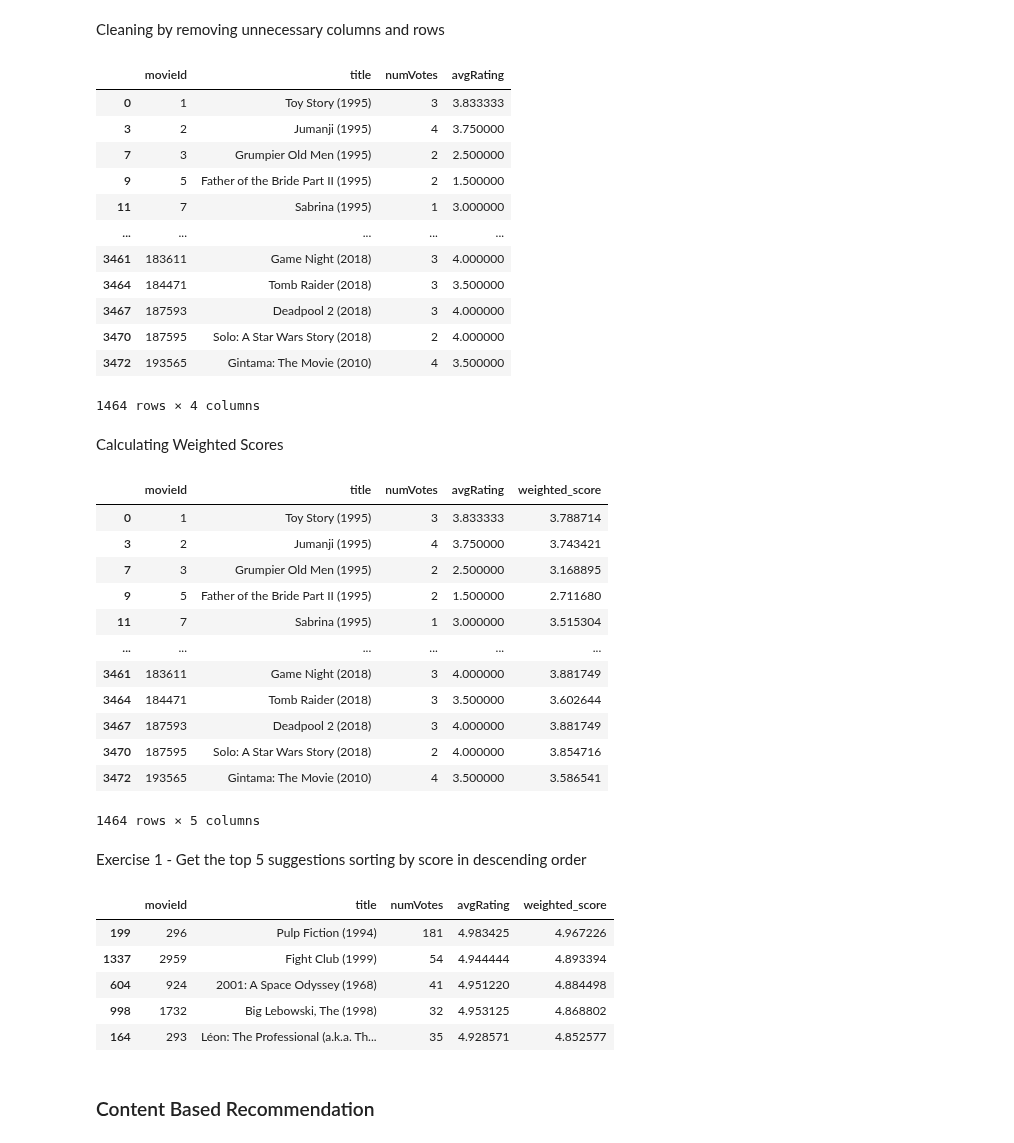
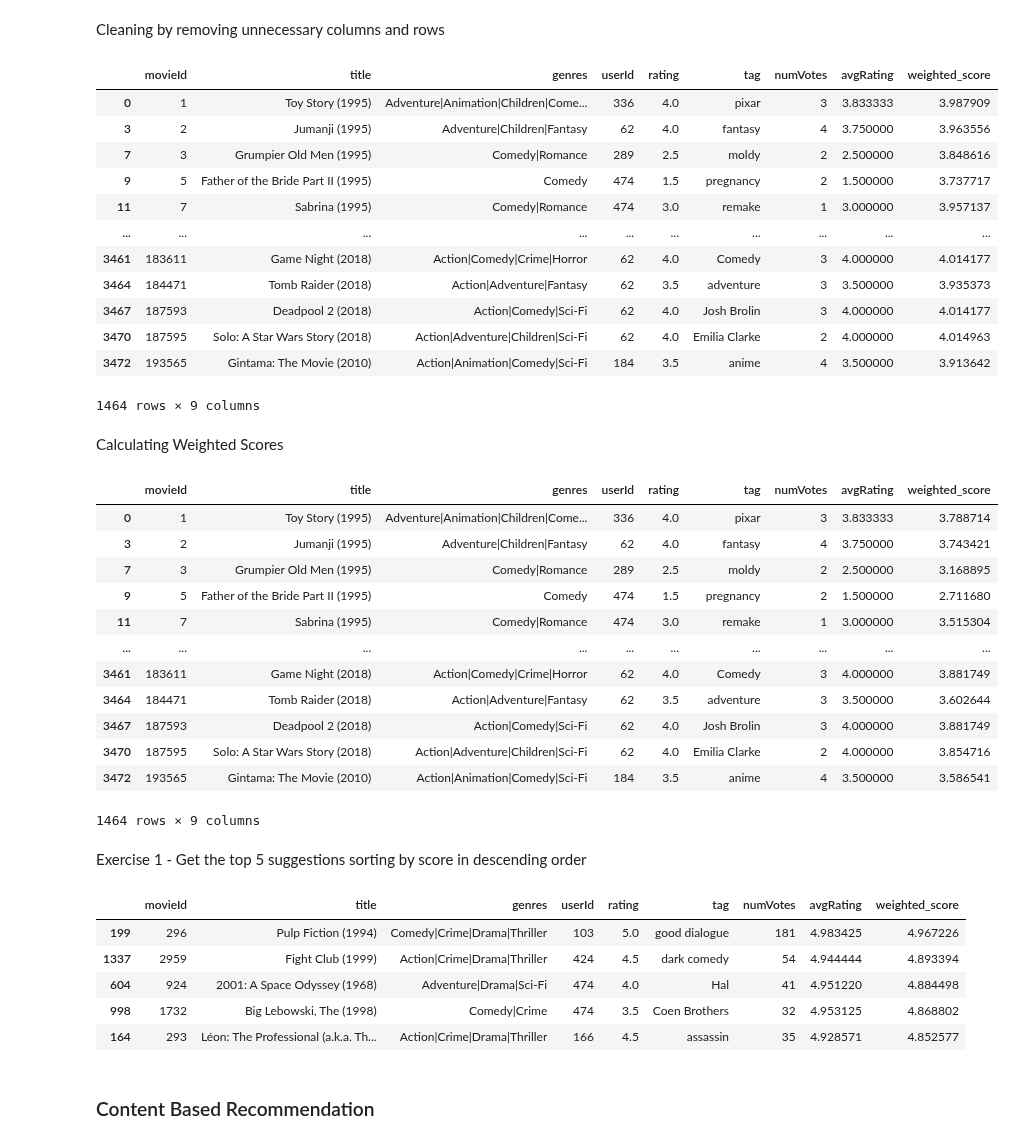
Before and after one commit to safakan/CCTB_repo_safak_atakan_celik, a Jupyter notebook: DEA113/NOTES_Build_Recommendation_Systems_for_Movies_Like_Netflix.ipynb, the cells around one changed output. Saved outputs shown, nothing was run; the diff lists cells and outputs as text; code cells hidden in the pictures.

```diff
--- a/DEA113/NOTES_Build_Recommendation_Systems_for_Movies_Like_Netflix.ipynb
+++ b/DEA113/NOTES_Build_Recommendation_Systems_for_Movies_Like_Netflix.ipynb
@@ -224,22 +230,22 @@ df_popularity
 Cleaning by removing unnecessary columns and rows
 # %%
 # df_popularity.drop(columns=["genres", "userId", "rating", "tag"], inplace=True)
-# df_popularity.drop_duplicates(inplace=True)
-# df_popularity
+df_popularity.drop_duplicates(subset = ['movieId', 'title', 'avgRating', 'numVotes'], inplace=True)
+df_popularity
 # %% [output]
-|  | movieId | title | numVotes | avgRating |
-| 0 | 1 | Toy Story (1995) | 3 | 3.833333 |
-| 3 | 2 | Jumanji (1995) | 4 | 3.750000 |
-| 7 | 3 | Grumpier Old Men (1995) | 2 | 2.500000 |
-| 9 | 5 | Father of the Bride Part II (1995) | 2 | 1.500000 |
-| 11 | 7 | Sabrina (1995) | 1 | 3.000000 |
-| ... | ... | ... | ... | ... |
-| 3461 | 183611 | Game Night (2018) | 3 | 4.000000 |
-| 3464 | 184471 | Tomb Raider (2018) | 3 | 3.500000 |
-| 3467 | 187593 | Deadpool 2 (2018) | 3 | 4.000000 |
-| 3470 | 187595 | Solo: A Star Wars Story (2018) | 2 | 4.000000 |
-| 3472 | 193565 | Gintama: The Movie (2010) | 4 | 3.500000 |
+|  | movieId | title | genres | userId | rating | tag | numVotes | avgRating | weighted_score |
+| 0 | 1 | Toy Story (1995) | Adventure|Animation|Children|Come... | 336 | 4.0 | pixar | 3 | 3.833333 | 3.987909 |
+| 3 | 2 | Jumanji (1995) | Adventure|Children|Fantasy | 62 | 4.0 | fantasy | 4 | 3.750000 | 3.963556 |
+| 7 | 3 | Grumpier Old Men (1995) | Comedy|Romance | 289 | 2.5 | moldy | 2 | 2.500000 | 3.848616 |
+| 9 | 5 | Father of the Bride Part II (1995) | Comedy | 474 | 1.5 | pregnancy | 2 | 1.500000 | 3.737717 |
+| 11 | 7 | Sabrina (1995) | Comedy|Romance | 474 | 3.0 | remake | 1 | 3.000000 | 3.957137 |
+| ... | ... | ... | ... | ... | ... | ... | ... | ... | ... |
+| 3461 | 183611 | Game Night (2018) | Action|Comedy|Crime|Horror | 62 | 4.0 | Comedy | 3 | 4.000000 | 4.014177 |
+| 3464 | 184471 | Tomb Raider (2018) | Action|Adventure|Fantasy | 62 | 3.5 | adventure | 3 | 3.500000 | 3.935373 |
+| 3467 | 187593 | Deadpool 2 (2018) | Action|Comedy|Sci-Fi | 62 | 4.0 | Josh Brolin | 3 | 4.000000 | 4.014177 |
+| 3470 | 187595 | Solo: A Star Wars Story (2018) | Action|Adventure|Children|Sci-Fi | 62 | 4.0 | Emilia Clarke | 2 | 4.000000 | 4.014963 |
+| 3472 | 193565 | Gintama: The Movie (2010) | Action|Animation|Comedy|Sci-Fi | 184 | 3.5 | anime | 4 | 3.500000 | 3.913642 |
-1464 rows × 4 columns
+1464 rows × 9 columns
 # %% [markdown]
 Calculating Weighted Scores
 # %%
@@ -258,30 +264,30 @@ average_numVotes = statistics.mean(df_popularity["numVotes"])
 df_popularity["weighted_score"] = df_popularity.apply(lambda row: calculate_weighted_score(row["avgRating"], row["numVotes"], average_avgRating, average_numVotes), axis=1)
 df_popularity
 # %% [output]
-|  | movieId | title | numVotes | avgRating | weighted_score |
-| 0 | 1 | Toy Story (1995) | 3 | 3.833333 | 3.788714 |
-| 3 | 2 | Jumanji (1995) | 4 | 3.750000 | 3.743421 |
-| 7 | 3 | Grumpier Old Men (1995) | 2 | 2.500000 | 3.168895 |
-| 9 | 5 | Father of the Bride Part II (1995) | 2 | 1.500000 | 2.711680 |
-| 11 | 7 | Sabrina (1995) | 1 | 3.000000 | 3.515304 |
-| ... | ... | ... | ... | ... | ... |
-| 3461 | 183611 | Game Night (2018) | 3 | 4.000000 | 3.881749 |
-| 3464 | 184471 | Tomb Raider (2018) | 3 | 3.500000 | 3.602644 |
-| 3467 | 187593 | Deadpool 2 (2018) | 3 | 4.000000 | 3.881749 |
-| 3470 | 187595 | Solo: A Star Wars Story (2018) | 2 | 4.000000 | 3.854716 |
-| 3472 | 193565 | Gintama: The Movie (2010) | 4 | 3.500000 | 3.586541 |
+|  | movieId | title | genres | userId | rating | tag | numVotes | avgRating | weighted_score |
+| 0 | 1 | Toy Story (1995) | Adventure|Animation|Children|Come... | 336 | 4.0 | pixar | 3 | 3.833333 | 3.788714 |
+| 3 | 2 | Jumanji (1995) | Adventure|Children|Fantasy | 62 | 4.0 | fantasy | 4 | 3.750000 | 3.743421 |
+| 7 | 3 | Grumpier Old Men (1995) | Comedy|Romance | 289 | 2.5 | moldy | 2 | 2.500000 | 3.168895 |
+| 9 | 5 | Father of the Bride Part II (1995) | Comedy | 474 | 1.5 | pregnancy | 2 | 1.500000 | 2.711680 |
+| 11 | 7 | Sabrina (1995) | Comedy|Romance | 474 | 3.0 | remake | 1 | 3.000000 | 3.515304 |
+| ... | ... | ... | ... | ... | ... | ... | ... | ... | ... |
+| 3461 | 183611 | Game Night (2018) | Action|Comedy|Crime|Horror | 62 | 4.0 | Comedy | 3 | 4.000000 | 3.881749 |
+| 3464 | 184471 | Tomb Raider (2018) | Action|Adventure|Fantasy | 62 | 3.5 | adventure | 3 | 3.500000 | 3.602644 |
+| 3467 | 187593 | Deadpool 2 (2018) | Action|Comedy|Sci-Fi | 62 | 4.0 | Josh Brolin | 3 | 4.000000 | 3.881749 |
+| 3470 | 187595 | Solo: A Star Wars Story (2018) | Action|Adventure|Children|Sci-Fi | 62 | 4.0 | Emilia Clarke | 2 | 4.000000 | 3.854716 |
+| 3472 | 193565 | Gintama: The Movie (2010) | Action|Animation|Comedy|Sci-Fi | 184 | 3.5 | anime | 4 | 3.500000 | 3.586541 |
-1464 rows × 5 columns
+1464 rows × 9 columns
 # %% [markdown]
 Exercise 1 - Get the top 5 suggestions sorting by score in descending order
 # %%
 df_popularity.sort_values(by="weighted_score", ascending=False).head(5)
 # %% [output]
-|  | movieId | title | numVotes | avgRating | weighted_score |
-| 199 | 296 | Pulp Fiction (1994) | 181 | 4.983425 | 4.967226 |
-| 1337 | 2959 | Fight Club (1999) | 54 | 4.944444 | 4.893394 |
-| 604 | 924 | 2001: A Space Odyssey (1968) | 41 | 4.951220 | 4.884498 |
-| 998 | 1732 | Big Lebowski, The (1998) | 32 | 4.953125 | 4.868802 |
-| 164 | 293 | Léon: The Professional (a.k.a. Th... | 35 | 4.928571 | 4.852577 |
+|  | movieId | title | genres | userId | rating | tag | numVotes | avgRating | weighted_score |
+| 199 | 296 | Pulp Fiction (1994) | Comedy|Crime|Drama|Thriller | 103 | 5.0 | good dialogue | 181 | 4.983425 | 4.967226 |
+| 1337 | 2959 | Fight Club (1999) | Action|Crime|Drama|Thriller | 424 | 4.5 | dark comedy | 54 | 4.944444 | 4.893394 |
+| 604 | 924 | 2001: A Space Odyssey (1968) | Adventure|Drama|Sci-Fi | 474 | 4.0 | Hal | 41 | 4.951220 | 4.884498 |
+| 998 | 1732 | Big Lebowski, The (1998) | Comedy|Crime | 474 | 3.5 | Coen Brothers | 32 | 4.953125 | 4.868802 |
+| 164 | 293 | Léon: The Professional (a.k.a. Th... | Action|Crime|Drama|Thriller | 166 | 4.5 | assassin | 35 | 4.928571 | 4.852577 |
 # %% [markdown]
 ### Content Based Recommendation
 # %%
```
Also changed, not shown: parts of 26 cells of this notebook.
